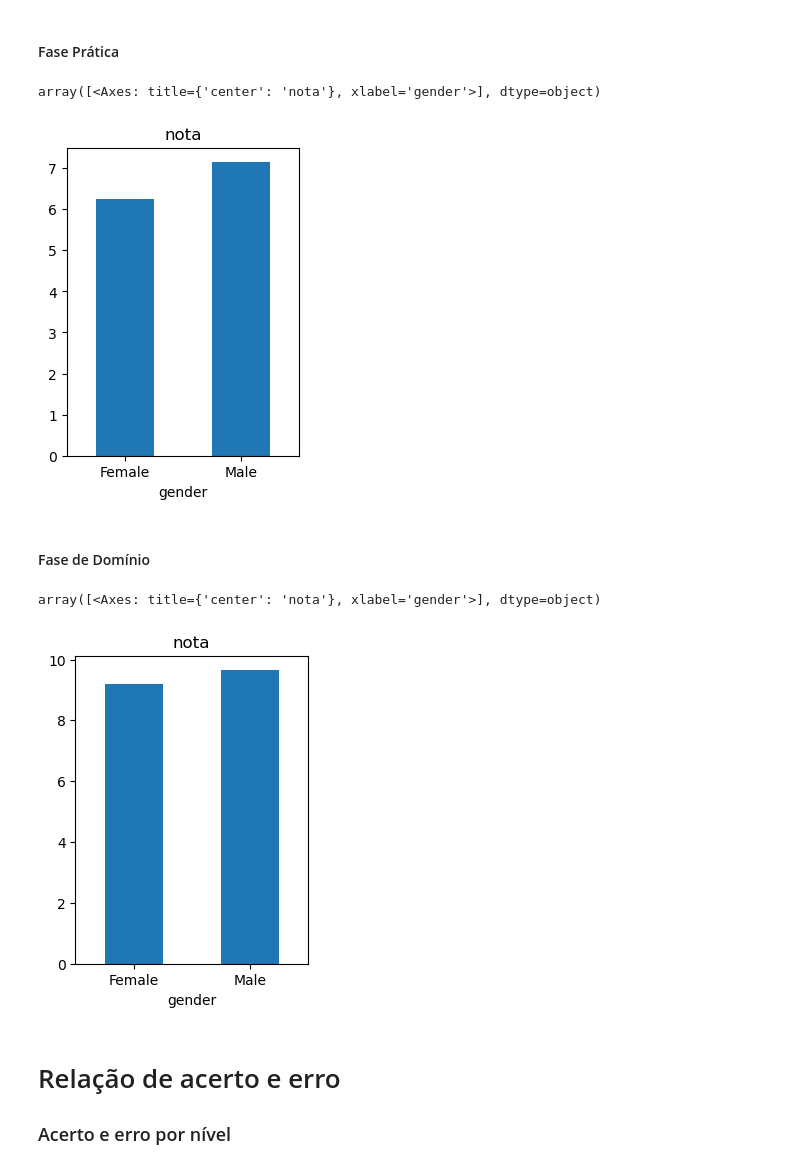
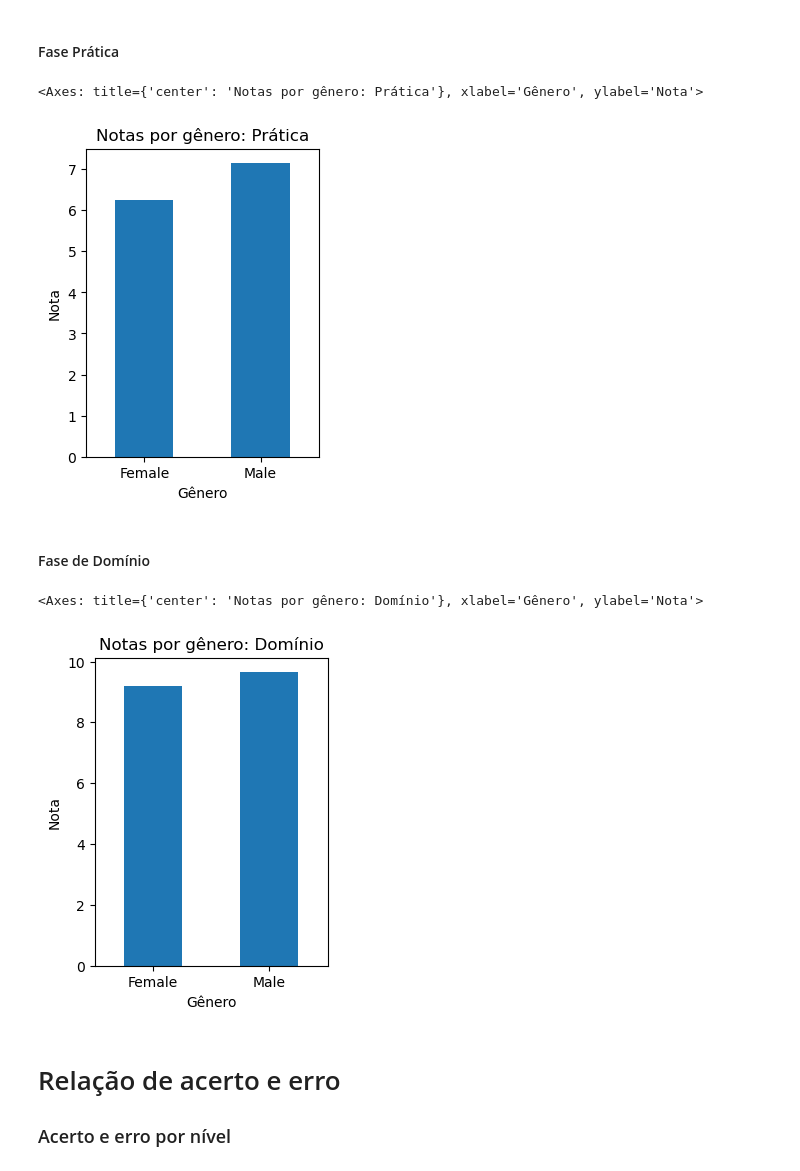
Before and after one commit to caiohsfar/tcc-analysis, a Jupyter notebook: tcc.ipynb, the cells around one changed output. Saved outputs shown, nothing was run; the diff lists cells and outputs as text; code cells hidden in the pictures.

```diff
--- a/tcc.ipynb
+++ b/tcc.ipynb
@@ -134,19 +140,19 @@ array([<Axes: title={'center': 'nota'}, xlabel='lagunasPhase'>],
 # %%
 user_nota_level_average_gender_practice = user_nota_level.query("lagunasPhase == 'practice'").groupby(["gender"])["nota"].mean()
 
-user_nota_level_average_gender_practice.plot.bar(subplots=True, figsize=(3,4), rot=0)
+user_nota_level_average_gender_practice.plot.bar(figsize=(3,4), rot=0, title='Notas por gênero: Prática', xlabel='Gênero', ylabel='Nota')
 # %% [output]
-array([<Axes: title={'center': 'nota'}, xlabel='gender'>], dtype=object)
+<Axes: title={'center': 'Notas por gênero: Prática'}, xlabel='Gênero', ylabel='Nota'>
-[figure, old version]
+[figure, new version]
 # %% [markdown]
 #### Fase de Domínio
 # %%
 user_nota_level_average_gender_domain = user_nota_level.query("lagunasPhase == 'domain'").groupby(["gender"])["nota"].mean()
 
-user_nota_level_average_gender_domain.plot.bar(subplots=True, figsize=(3,4), rot=0)
+user_nota_level_average_gender_domain.plot.bar(figsize=(3,4), rot=0, title='Notas por gênero: Domínio', xlabel='Gênero', ylabel='Nota')
 # %% [output]
-array([<Axes: title={'center': 'nota'}, xlabel='gender'>], dtype=object)
+<Axes: title={'center': 'Notas por gênero: Domínio'}, xlabel='Gênero', ylabel='Nota'>
-[figure, old version]
+[figure, new version]
 # %% [markdown]
 # Relação de acerto e erro
 
```
Also changed, not shown: parts of 19 cells of this notebook.
